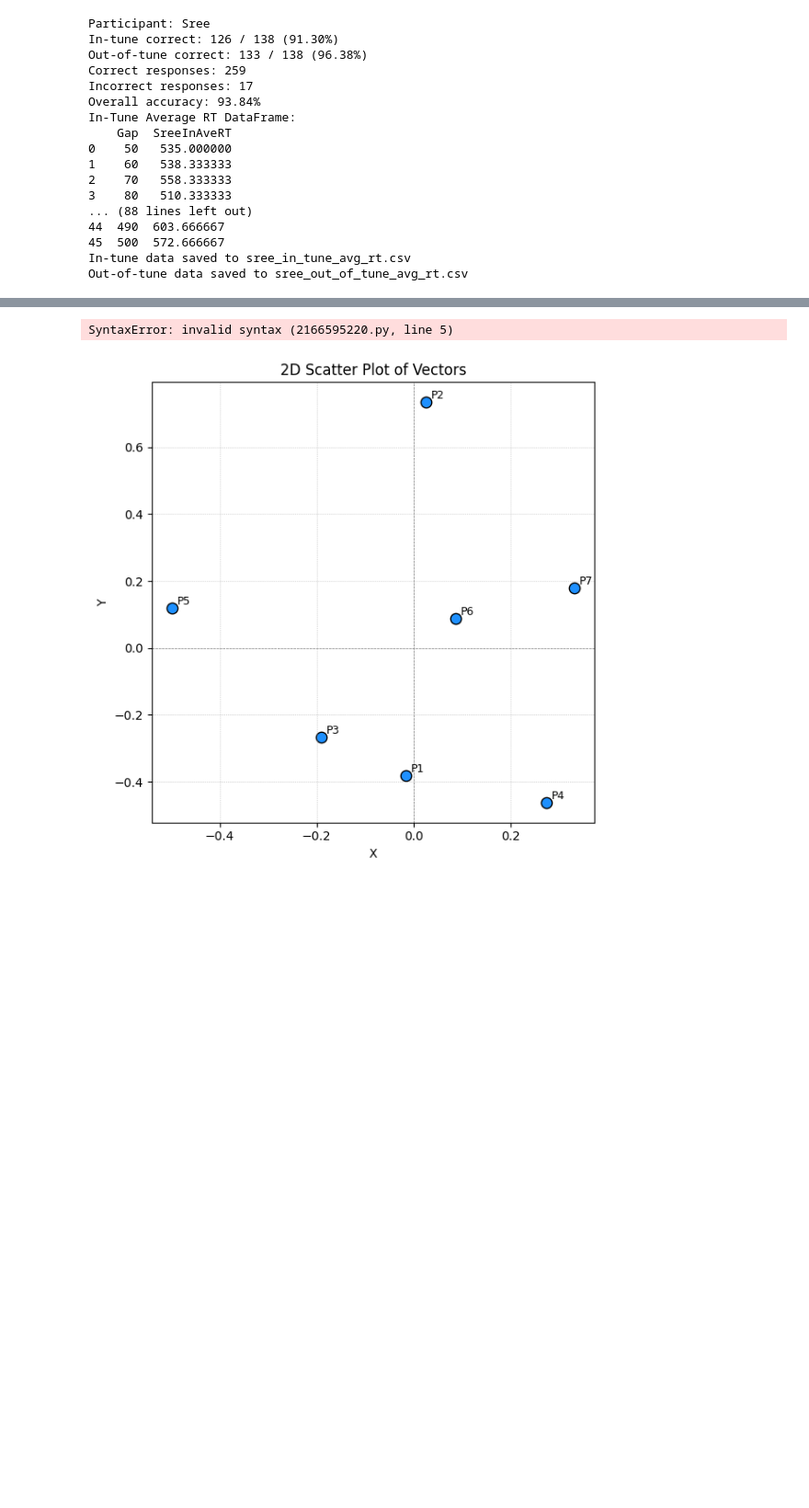
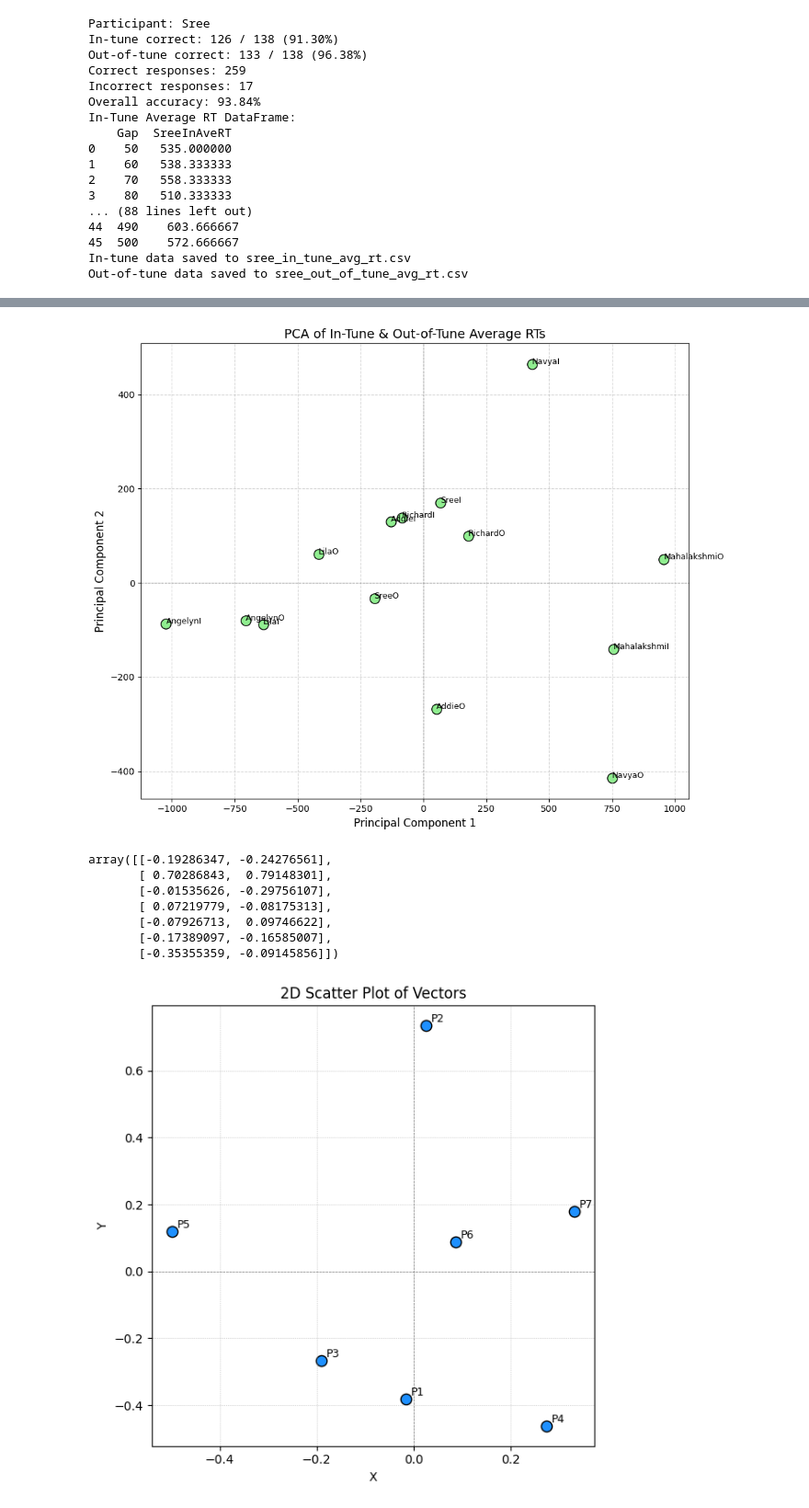
Before and after one commit to vidhyakshayakannan/Temporal-Attention, a Jupyter notebook: analysis/cosine_similarity.ipynb, the cells around one changed output, grey strips where cells are left out. Shown at 92% size. Drawn from its saved outputs; the diff is of its cells as text; code cells hidden in the pictures; blank space fills up the shorter version.

```diff
--- a/analysis/cosine_similarity.ipynb
+++ b/analysis/cosine_similarity.ipynb
@@ -850,15 +945,53 @@ Sree          0.0124  0.0211  0.0147       0.0137  0.0206   0.0111 -0.0000
+# %%
+from sklearn.decomposition import PCA
+import matplotlib.pyplot as plt
+import pandas as pd
+import numpy as np
+
+# Perform PCA on the combined RT matrix (In-Tune + Out-of-Tune)
+pca = PCA(n_components=2)
+pca_result = pca.fit_transform(combined_rt_matrix)
+
+# Create DataFrame for plotting
+pca_df = pd.DataFrame(pca_result, columns=['PC1', 'PC2'])
+pca_df['Participant'] = combined_names  # Eg. ['AngelynI', 'AngelynO', ...]
+
+# Plot
+plt.figure(figsize=(10, 8))
+plt.scatter(pca_df['PC1'], pca_df['PC2'], s=120, color='lightgreen', edgecolor='black')
+
+# Annotate points
+for _, row in pca_df.iterrows():
+    plt.text(row['PC1'] + 0.01, row['PC2'] + 0.01, row['Participant'], fontsize=9)
+
+plt.axhline(0, color='gray', linestyle='--', linewidth=0.7)
+plt.axvline(0, color='gray', linestyle='--', linewidth=0.7)
+plt.title('PCA of In-Tune & Out-of-Tune Average RTs', fontsize=14)
+plt.xlabel('Principal Component 1', fontsize=12)
+plt.ylabel('Principal Component 2', fontsize=12)
+plt.grid(True, linestyle='--', alpha=0.5)
+plt.tight_layout()
+plt.show()
+# %% [output]
+[figure, added]
 # %%
 from sklearn.manifold import MDS
 
 embedding = MDS (n_components=2, metric= False, n_init=2, max_iter=100,
                  verbose=0, eps=0.001, n_jobs=2, random_state=101,
-                ,dissimilarity='euclidean')
+                dissimilarity='euclidean')
 #precip=precip[0:100]
 
-similarity_df = embedding.fit_transform(similarity_df)
-similarity_df
+out_similarity_df = embedding.fit_transform(out_similarity_df)
+out_similarity_df
 # %% [output]
-SyntaxError: invalid syntax (2166595220.py, line 5)
+array([[-0.19286347, -0.24276561],
+       [ 0.70286843,  0.79148301],
+       [-0.01535626, -0.29756107],
+       [ 0.07219779, -0.08175313],
+       [-0.07926713,  0.09746622],
+       [-0.17389097, -0.16585007],
+       [-0.35355359, -0.09145856]])
 # %%
 import matplotlib.pyplot as plt
 
```
Also changed, not shown: parts of 32 cells of this notebook, 43 other files.
